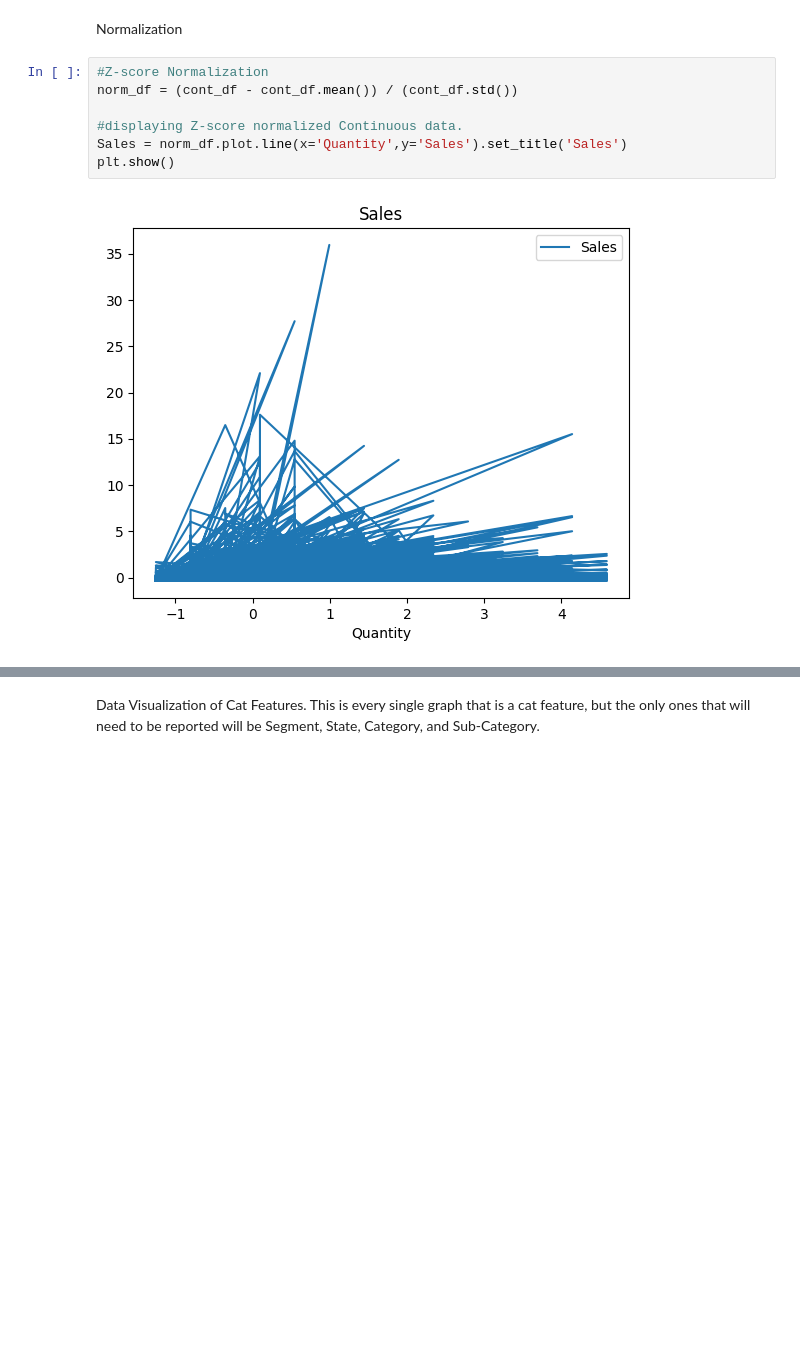
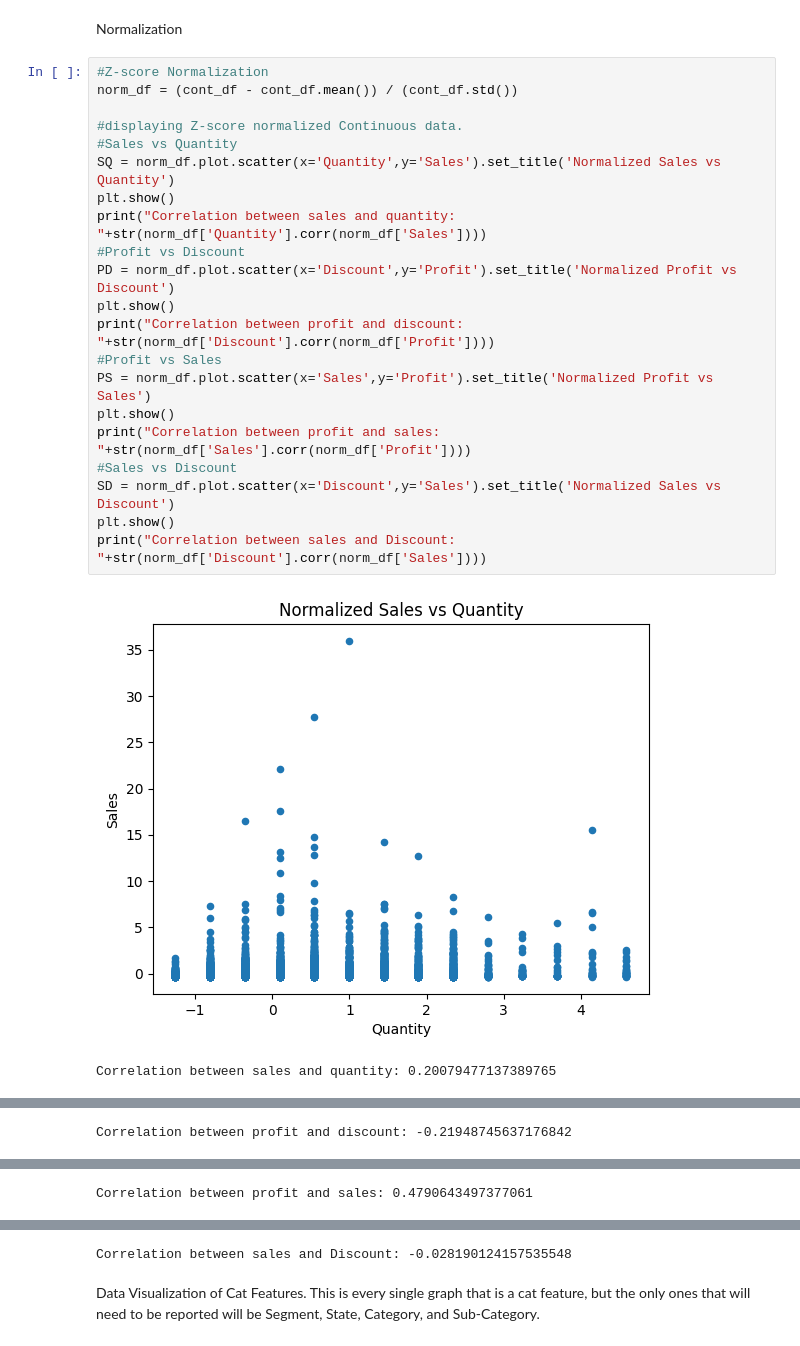
Before and after one commit to AmandeepSBassi/DataScienceProject, a Jupyter notebook: Project.Preprocessing.ipynb, the cells around one changed output, grey strips where cells are left out. Saved outputs shown, nothing was run; the diff lists cells and outputs as text; blank space fills up the shorter version.

Commit message:
Normalization graphs

```diff
--- a/Project.Preprocessing.ipynb
+++ b/Project.Preprocessing.ipynb
@@ -271,12 +271,27 @@ plt.show()
 [figure]
 # %% [markdown]
 Normalization
-# %%
-#Z-score Normalization
-norm_df = (cont_df - cont_df.mean()) / (cont_df.std())
-
-#displaying Z-score normalized Continuous data.
-Sales = norm_df.plot.line(x='Quantity',y='Sales').set_title('Sales')
-plt.show()
-# %% [output]
-[figure, removed]
+# %%
+#Z-score Normalization
+norm_df = (cont_df - cont_df.mean()) / (cont_df.std())
+
+#displaying Z-score normalized Continuous data.
+#Sales vs Quantity
+SQ = norm_df.plot.scatter(x='Quantity',y='Sales').set_title('Normalized Sales vs Quantity')
+plt.show()
+print("Correlation between sales and quantity: "+str(norm_df['Quantity'].corr(norm_df['Sales'])))
+#Profit vs Discount
+PD = norm_df.plot.scatter(x='Discount',y='Profit').set_title('Normalized Profit vs Discount')
+plt.show()
+print("Correlation between profit and discount: "+str(norm_df['Discount'].corr(norm_df['Profit'])))
+#Profit vs Sales
+PS = norm_df.plot.scatter(x='Sales',y='Profit').set_title('Normalized Profit vs Sales')
+plt.show()
+print("Correlation between profit and sales: "+str(norm_df['Sales'].corr(norm_df['Profit'])))
+#Sales vs Discount
+SD = norm_df.plot.scatter(x='Discount',y='Sales').set_title('Normalized Sales vs Discount')
+plt.show()
+print("Correlation between sales and Discount: "+str(norm_df['Discount'].corr(norm_df['Sales'])))
+# %% [output]
+[figure, added]
+Correlation between sales and quantity: 0.20079477137389765
@@ -282,0 +299 @@ plt.show()
+Correlation between profit and discount: -0.21948745637176842
@@ -282,0 +301 @@ plt.show()
+Correlation between profit and sales: 0.4790643497377061
@@ -283,3 +303,4 @@ plt.show()
+Correlation between sales and Discount: -0.028190124157535548
 # %% [markdown]
 Data Visualization of Cat Features.
 This is every single graph that is a cat feature, but the only ones that will need to be reported will be Segment, State, Category, and Sub-Category.
```
Also changed, not shown: parts of 3 cells of this notebook.
